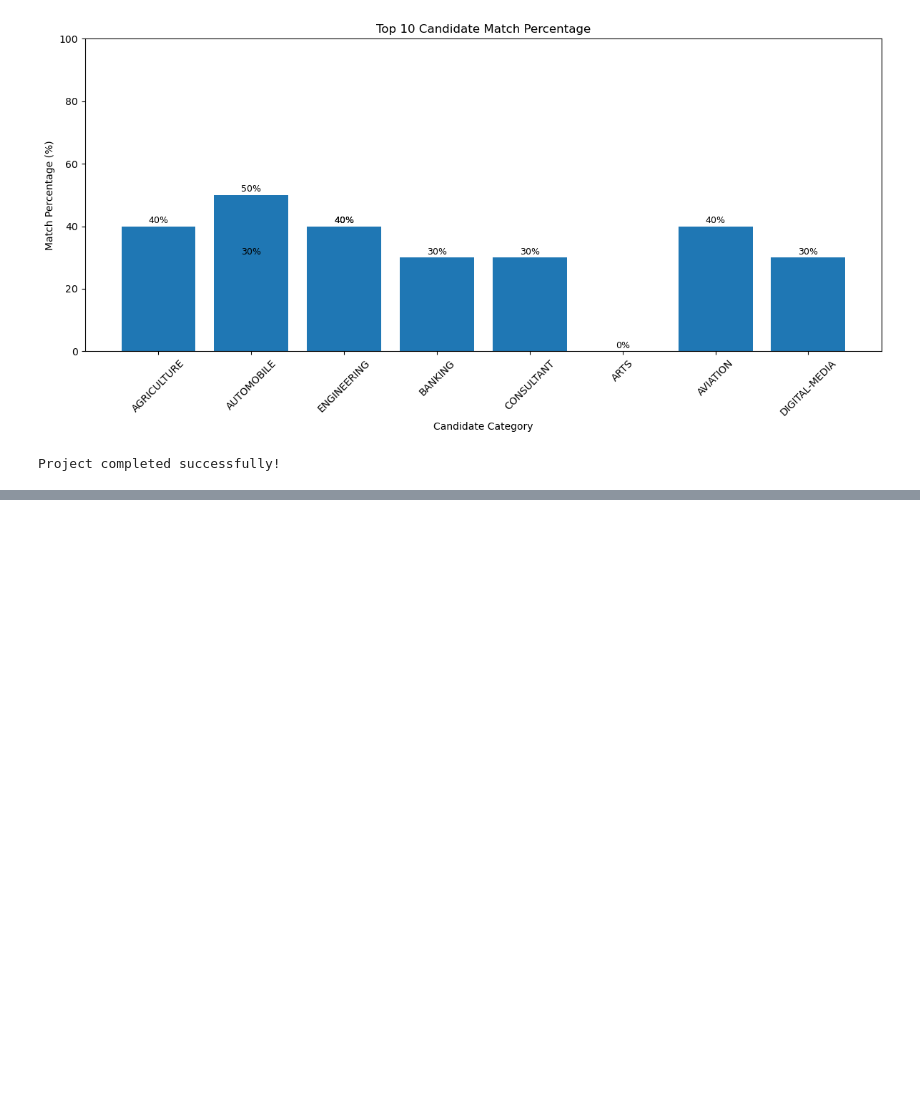
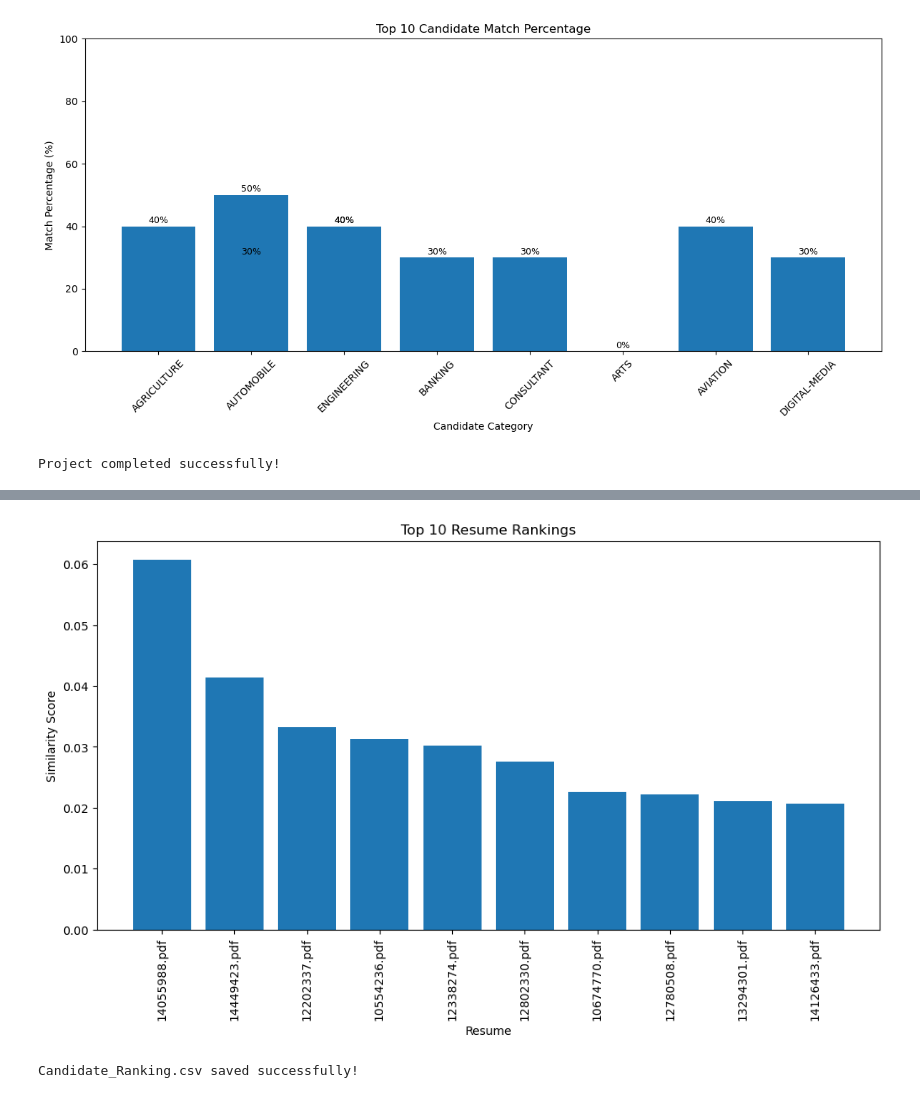
Before and after one commit to lavanyamg678-cpu/FUTURE_ML_03, a Jupyter notebook: Resume_Screening.ipynb, the cells around one changed output, grey strips where cells are left out. Saved outputs shown, nothing was run; the diff lists cells and outputs as text; code cells hidden in the pictures; blank space fills up the shorter version.

```diff
--- a/Resume_Screening.ipynb
+++ b/Resume_Screening.ipynb
@@ -355,0 +506,9 @@ Project completed successfully!
+# %%
+from sklearn.metrics.pairwise import cosine_similarity
+
+scores = cosine_similarity(
+    vectors[-1],
+    vectors[:-1]
+).flatten()
+
+print(scores)
@@ -355,0 +520,12 @@ Project completed successfully!
+# %%
+results = pd.DataFrame({
+    "Resume": resume_names,
+    "Similarity Score": scores
+})
+
+results = results.sort_values(
+    by="Similarity Score",
+    ascending=False
+)
+
+results.head(10)
@@ -355,0 +576,8 @@ Project completed successfully!
+# %%
+required_skills = set(skills)
+
+results["Missing Skills"] = results["Skills"].apply(
+    lambda x: list(required_skills - set(x))
+)
+
+results.head()
@@ -355,0 +608,22 @@ Project completed successfully!
+# %%
+import matplotlib.pyplot as plt
+
+top10 = results.head(10)
+
+plt.figure(figsize=(12,6))
+plt.bar(top10["Resume"], top10["Similarity Score"])
+
+plt.xticks(rotation=90)
+plt.xlabel("Resume")
+plt.ylabel("Similarity Score")
+plt.title("Top 10 Resume Rankings")
+
+plt.show()
+# %% [output]
+[figure, added]
+# %%
+results.to_csv("Candidate_Ranking.csv", index=False)
+
+print("Candidate_Ranking.csv saved successfully!")
+# %% [output]
+Candidate_Ranking.csv saved successfully!
```
Also changed, not shown: parts of 14 cells of this notebook.
